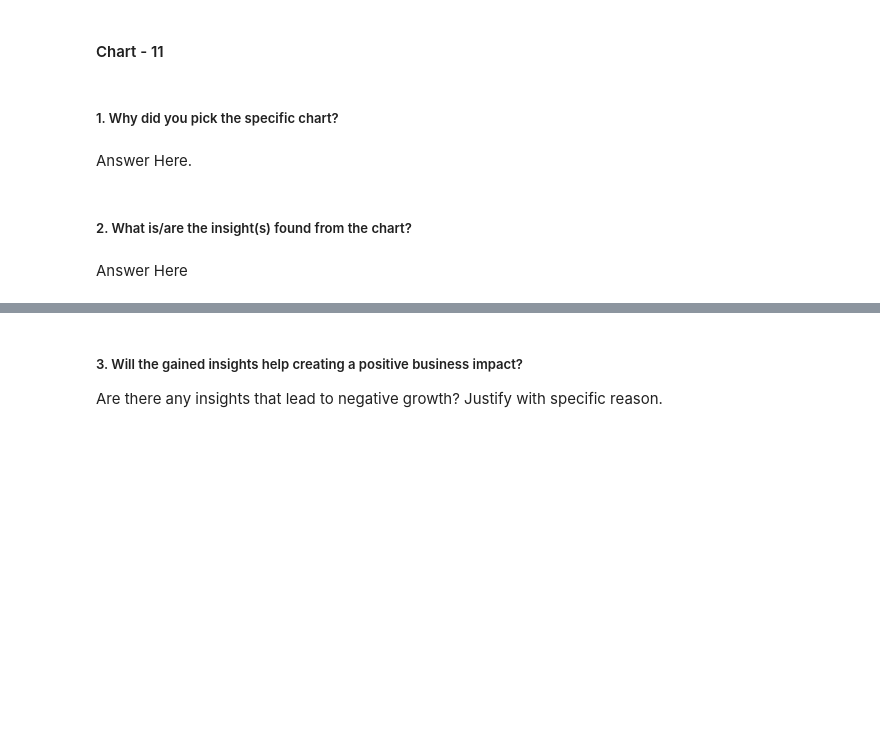
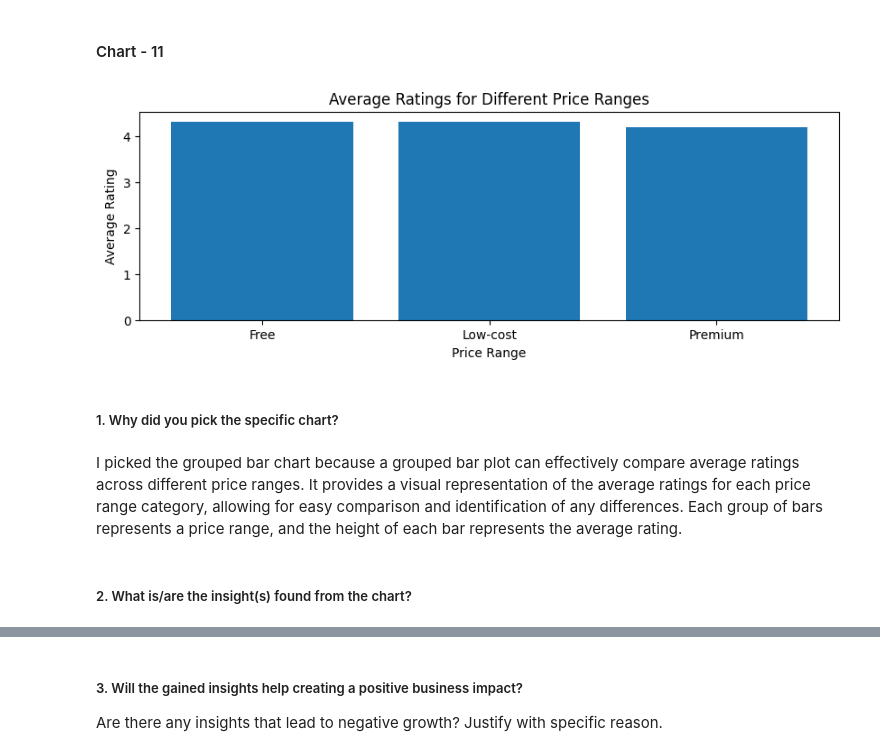
Before and after one commit to JatinKrRana/Alma_Better-Capstone_Project_1, a Jupyter notebook: Play_Store_App_Review_Analysis.ipynb, the cells around one changed output, grey strips where cells are left out. Saved outputs shown, nothing was run; the diff lists cells and outputs as text; code cells hidden in the pictures; blank space fills up the shorter version.

```diff
--- a/Play_Store_App_Review_Analysis.ipynb
+++ b/Play_Store_App_Review_Analysis.ipynb
@@ -1257,8 +1304,16 @@ Regarding negative growth, the word cloud analysis might not directly provide in
+# %%
+plt.bar(average_ratings.index, average_ratings.values)
+
+plt.xlabel('Price Range')
+plt.ylabel('Average Rating')
+plt.title('Average Ratings for Different Price Ranges')
+
+plt.show()
+# %% [output]
+[figure, added]
 # %% [markdown]
 ##### 1. Why did you pick the specific chart?
-# %% [markdown]
-Answer Here.
+# %% [markdown]
+I picked the grouped bar chart because a grouped bar plot can effectively compare average ratings across different price ranges. It provides a visual representation of the average ratings for each price range category, allowing for easy comparison and identification of any differences. Each group of bars represents a price range, and the height of each bar represents the average rating.
 # %% [markdown]
 ##### 2. What is/are the insight(s) found from the chart?
-# %% [markdown]
-Answer Here
```
Also changed, not shown: parts of 19 cells of this notebook.
